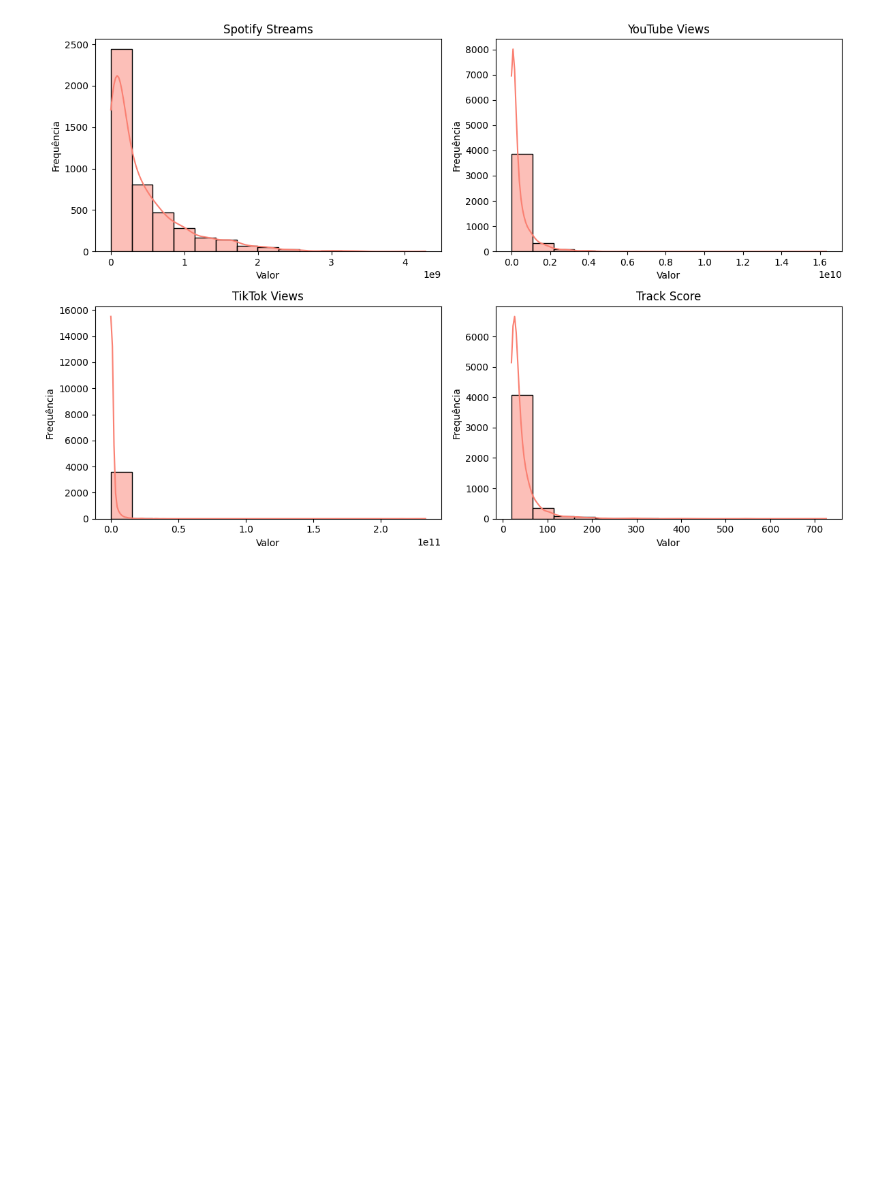
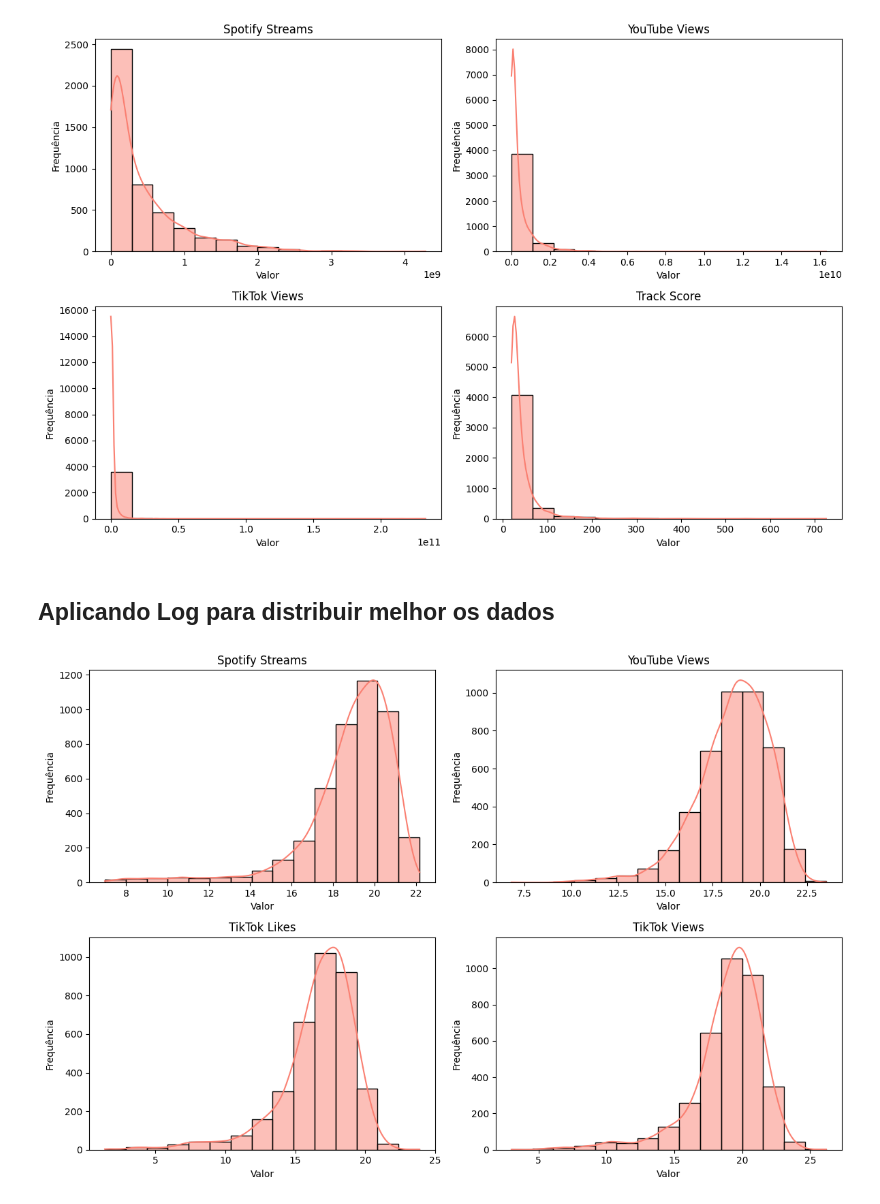
Before and after one commit to MizunoYudi/AD-Musicas-Mais-Tocadas, a Jupyter notebook: projeto.ipynb, the cells around one changed output. Cells and saved outputs as stored; diff of their text form; code cells hidden in the pictures; blank space fills up the shorter version.

Commit message:
feat: Aplicando Log para normalizar a distribuição dos dados nos histogramas

```diff
--- a/projeto.ipynb
+++ b/projeto.ipynb
@@ -525,6 +525,36 @@ plt.tight_layout()
 plt.show()
 # %% [output]
 [figure]
+# %% [markdown]
+## Aplicando Log para distribuir melhor os dados
+# %%
+dados = {'Spotify Streams', 'YouTube Views', 'TikTok Views', 'TikTok Likes'}
+cont = 1
+
+plt.figure(figsize=(12,8))
+
+for dado in dados:
+  df_musicas_clean = df_musicas.copy(deep=True)
+  df_musicas_clean[dado] = np.log1p(df_musicas_clean[dado])
+  df_musicas_clean[dado] = df_musicas_clean[dado][df_musicas_clean[dado] > 0]
+
+  plt.subplot(2,2,cont)
+  sns.histplot(
+      data=df_musicas_clean,
+      x=dado,
+      bins=15,
+      kde=True,
+      color='salmon'
+  )
+  plt.title(dado)
+  plt.xlabel('Valor')
+  plt.ylabel('Frequência')
+  cont+=1
+
+plt.tight_layout()
+plt.show()
+# %% [output]
+[figure, added]
 # %%
 df_musicas.info()
 # %% [output]
```
Also changed, not shown: parts of 1 cell of this notebook.
